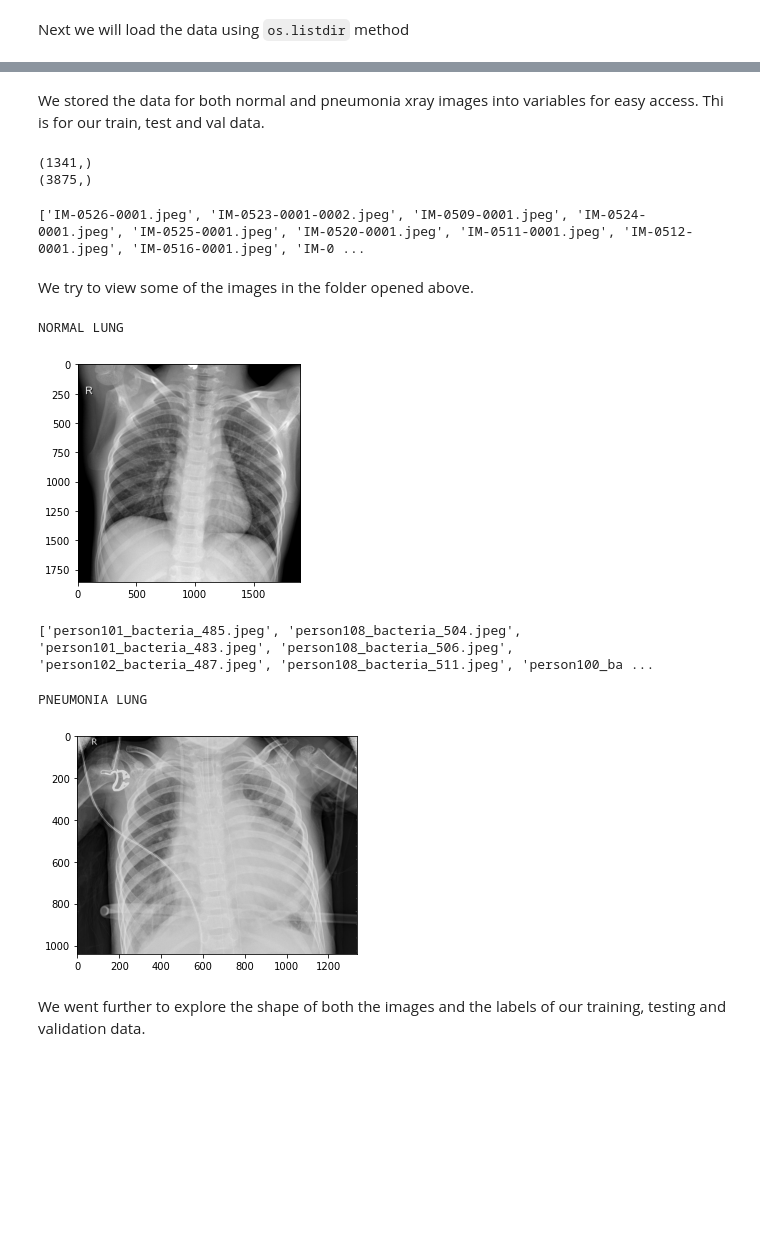
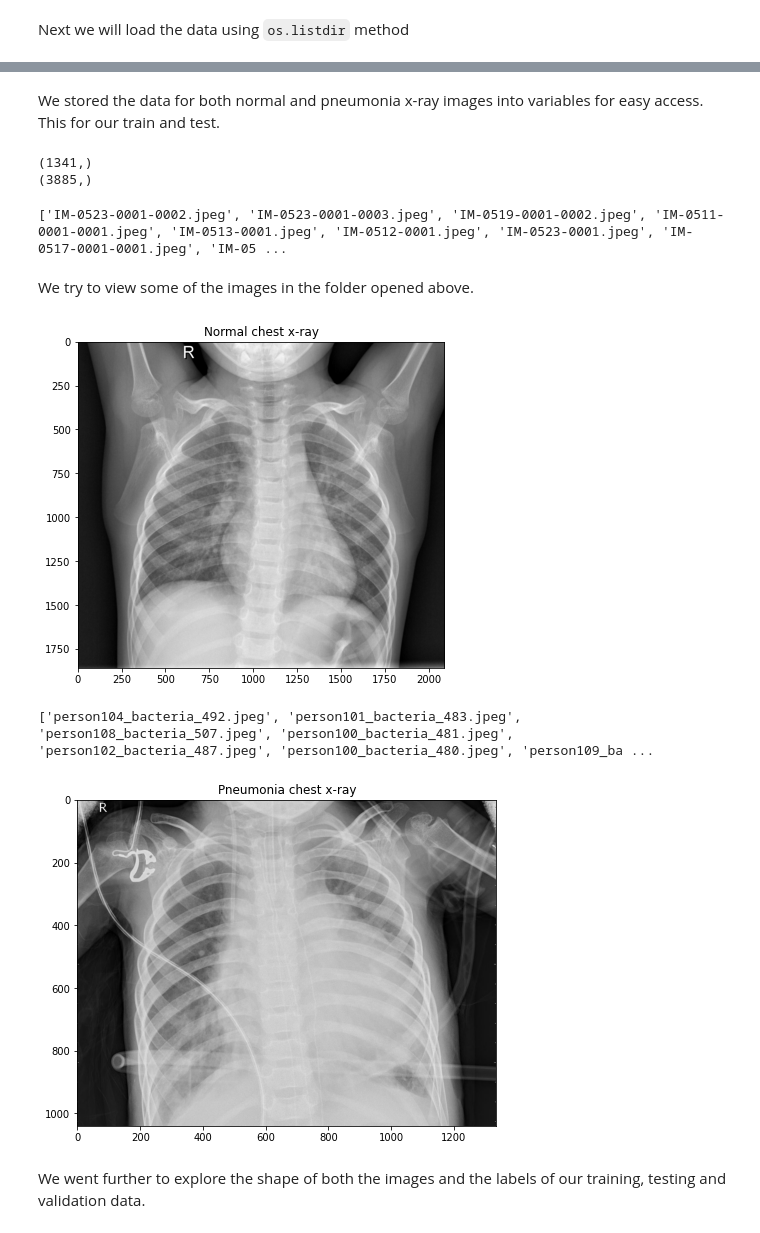
Before and after one commit to fredtush/Image-Classification-with-CNN, a Jupyter notebook: Image_Classification_with_Deep_Learning.ipynb, the cells around one changed output, grey strips where cells are left out. Cells and saved outputs as stored; diff of their text form; code cells hidden in the pictures; blank space fills up the shorter version.

```diff
--- a/Image_Classification_with_Deep_Learning.ipynb
+++ b/Image_Classification_with_Deep_Learning.ipynb
@@ -78,14 +78,14 @@ print(os.listdir('/content/drive/MyDrive/chest_xray'))
 # %% [markdown]
-We stored the data for both normal and pneumonia xray images into variables for easy access. Thi is for our train, test and val data.
+We stored the data for both normal and pneumonia x-ray images into variables for easy access. This for our train and test.
 # %%
 # store train normal xrays and train pneumonia xrays as variables.
 
-train_norm_img = os.listdir('/content/drive/MyDrive/chest_xray/train/NORMAL')
-train_pneu_img = os.listdir('/content/drive/MyDrive/chest_xray/train/PNEUMONIA')
+train_norm_img = os.listdir('/content/drive/Shareddrives/Avengers/chest_xray/train/NORMAL')
+train_pneu_img = os.listdir('/content/drive/Shareddrives/Avengers/chest_xray/train/PNEUMONIA')
 
 print(np.shape(train_norm_img))
 print(np.shape(train_pneu_img))
 # %% [output]
 (1341,)
-(3875,)
+(3885,)
 # %%
@@ -96,46 +96,45 @@ test_pneu_img = os.listdir('/content/drive/MyDrive/chest_xray/test/PNEUMONIA')
 # %%
 # directory for the chest_xray train normal folder
-#df = os.listdir('data/chest_xray/__MACOSX/chest_xray/train/NORMAL')
 
-print(os.listdir('/content/drive/MyDrive/chest_xray/train/NORMAL'))
+print(os.listdir('/content/drive/Shareddrives/Avengers/chest_xray/train/NORMAL'))
 # %% [output]
-['IM-0526-0001.jpeg', 'IM-0523-0001-0002.jpeg', 'IM-0509-0001.jpeg', 'IM-0524-0001.jpeg', 'IM-0525-0001.jpeg', 'IM-0520-0001.jpeg', 'IM-0511-0001.jpeg', 'IM-0512-0001.jpeg', 'IM-0516-0001.jpeg', 'IM-0 ...
+['IM-0523-0001-0002.jpeg', 'IM-0523-0001-0003.jpeg', 'IM-0519-0001-0002.jpeg', 'IM-0511-0001-0001.jpeg', 'IM-0513-0001.jpeg', 'IM-0512-0001.jpeg', 'IM-0523-0001.jpeg', 'IM-0517-0001-0001.jpeg', 'IM-05 ...
 # %% [markdown]
 We try to view some of the images in the folder opened above.
 # %%
 # Display an image from the train NORMAL folder.
-#image.ImageDataGenerator()
 
-img_name = 'NORMAL2-IM-0401-0001.jpeg'
-normal_lung = load_img('/content/drive/MyDrive/chest_xray/train/NORMAL/' + img_name)
+img_name_normal = '/IM-0115-0001.jpeg'
+normal_lung = load_img('/content/drive/Shareddrives/Avengers/chest_xray/train/NORMAL' + img_name_normal)
 
 # normal chest x-ray
-print('NORMAL LUNG')
+plt.figure(figsize=(8, 6))
 plt.imshow(normal_lung)
+plt.title('Normal chest x-ray')
+
 plt.show()
 # %% [output]
-NORMAL LUNG
-[figure, old version]
+[figure, new version]
 # %%
 # directory for the chest_xray train PNEUMONIA folder
 
-print(os.listdir('/content/drive/MyDrive/chest_xray/test/PNEUMONIA'))
+print(os.listdir('/content/drive/Shareddrives/Avengers/chest_xray/test/PNEUMONIA'))
 # %% [output]
-['person101_bacteria_485.jpeg', 'person108_bacteria_504.jpeg', 'person101_bacteria_483.jpeg', 'person108_bacteria_506.jpeg', 'person102_bacteria_487.jpeg', 'person108_bacteria_511.jpeg', 'person100_ba ...
+['person104_bacteria_492.jpeg', 'person101_bacteria_483.jpeg', 'person108_bacteria_507.jpeg', 'person100_bacteria_481.jpeg', 'person102_bacteria_487.jpeg', 'person100_bacteria_480.jpeg', 'person109_ba ...
 # %%
 # Display an image from the train NORMAL folder.
-#image.ImageDataGenerator()
 
-img_name = 'person108_bacteria_504.jpeg'
-pneumonia_lung = load_img('/content/drive/MyDrive/chest_xray/test/PNEUMONIA/' + img_name)
+img_name_pneumonia = '/person108_bacteria_504.jpeg'
+pneumonia_lung = load_img('/content/drive/Shareddrives/Avengers/chest_xray/test/PNEUMONIA' + img_name_pneumonia)
 
 # pneumonia chest x-ray
-print('PNEUMONIA LUNG')
+plt.figure(figsize=(8, 6))
 plt.imshow(pneumonia_lung)
+plt.title('Pneumonia chest x-ray')
+
 plt.show()
 # %% [output]
-PNEUMONIA LUNG
-[figure, old version]
+[figure, new version]
 # %% [markdown]
 We went further to explore the shape of both the images and the labels of our training, testing and validation data.
 # %%
```
Also changed, not shown: parts of 29 cells of this notebook.
